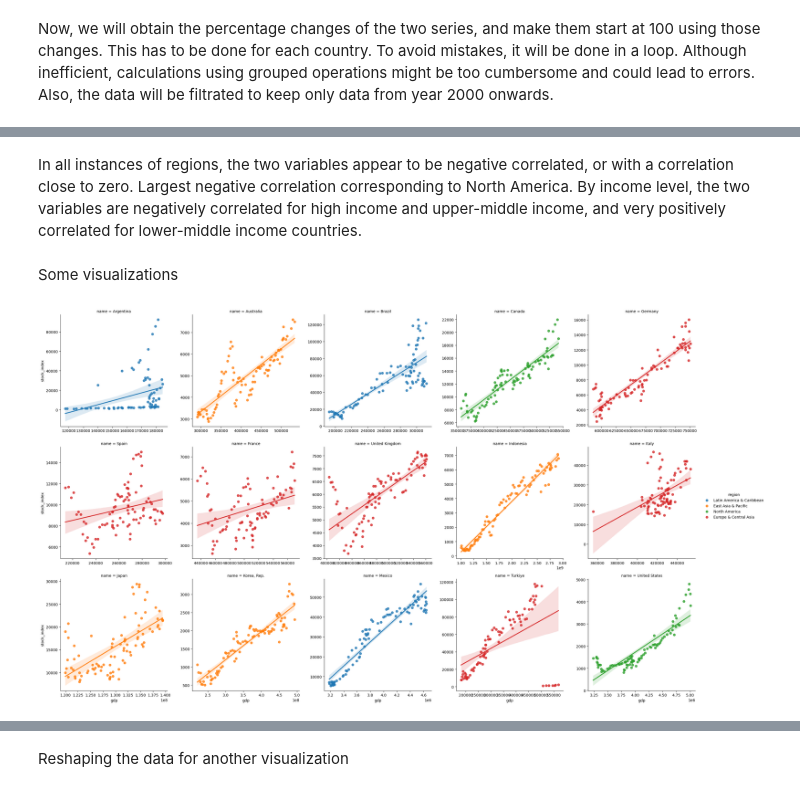
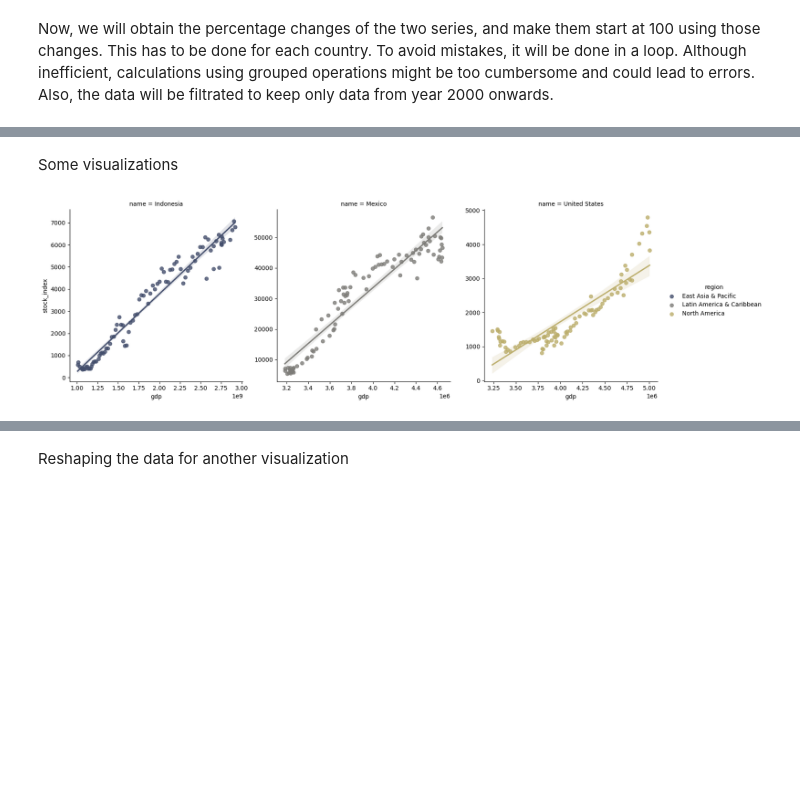
Before and after one commit to tillfurger/stock_vs_gdp, a Jupyter notebook: notebooks/data_analysis.ipynb, the cells around one changed output, grey strips where cells are left out. Drawn from its saved outputs; the diff is of its cells as text; code cells hidden in the pictures; blank space fills up the shorter version.

```diff
--- a/notebooks/data_analysis.ipynb
+++ b/notebooks/data_analysis.ipynb
@@ -235,0 +238,3 @@ data_all.head()
+# %%
+data_all = data_all.loc[["ID", "MX", "US"]]
+data_all.head()
@@ -268,4 +265,0 @@ PL, SA and ZA have missing values for the stock index, remove such countries fro
-# %%
-data_all = data_all.reset_index().loc[~data_all.reset_index().country.isin(["PL", "SA", "ZA"]), :]
-data_all.set_index(["country", "date"], inplace=True)
-data_all.head()
@@ -442,11 +377,8 @@ data.reset_index()[["income level", "gdp", "stock_index"]].groupby("income level
-# %% [markdown]
-In all instances of regions, the two variables appear to be negative correlated, or with a correlation close to zero. Largest negative correlation corresponding to North America.
-By income level, the two variables are negatively correlated for high income and upper-middle income, and very positively correlated for lower-middle income countries.
 # %% [markdown]
 Some visualizations
 # %%
-sns.lmplot(data=data.reset_index(), x="gdp", y="stock_index", col="name", col_wrap=5, sharex=False, sharey=False, hue="region")
+sns.lmplot(data=data.reset_index(), x="gdp", y="stock_index", col="name", col_wrap=3, sharex=False, sharey=False, hue="region", palette="cividis")
 plt.savefig("../reports/figures/regression_all_region.svg")
 # %% [output]
-[figure, old version]
+[figure, new version]
 # %%
```
Also changed, not shown: parts of 39 cells of this notebook, 15 other files.
